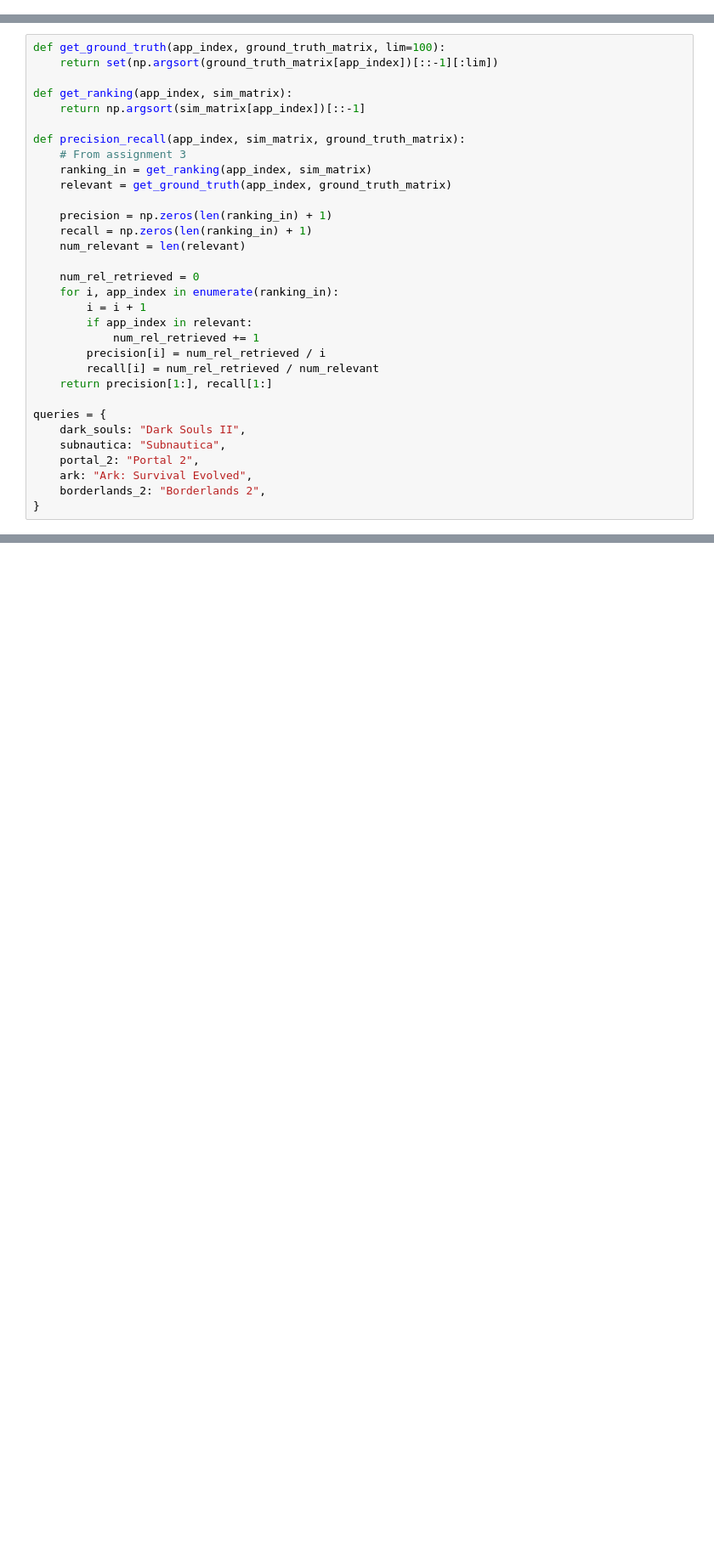
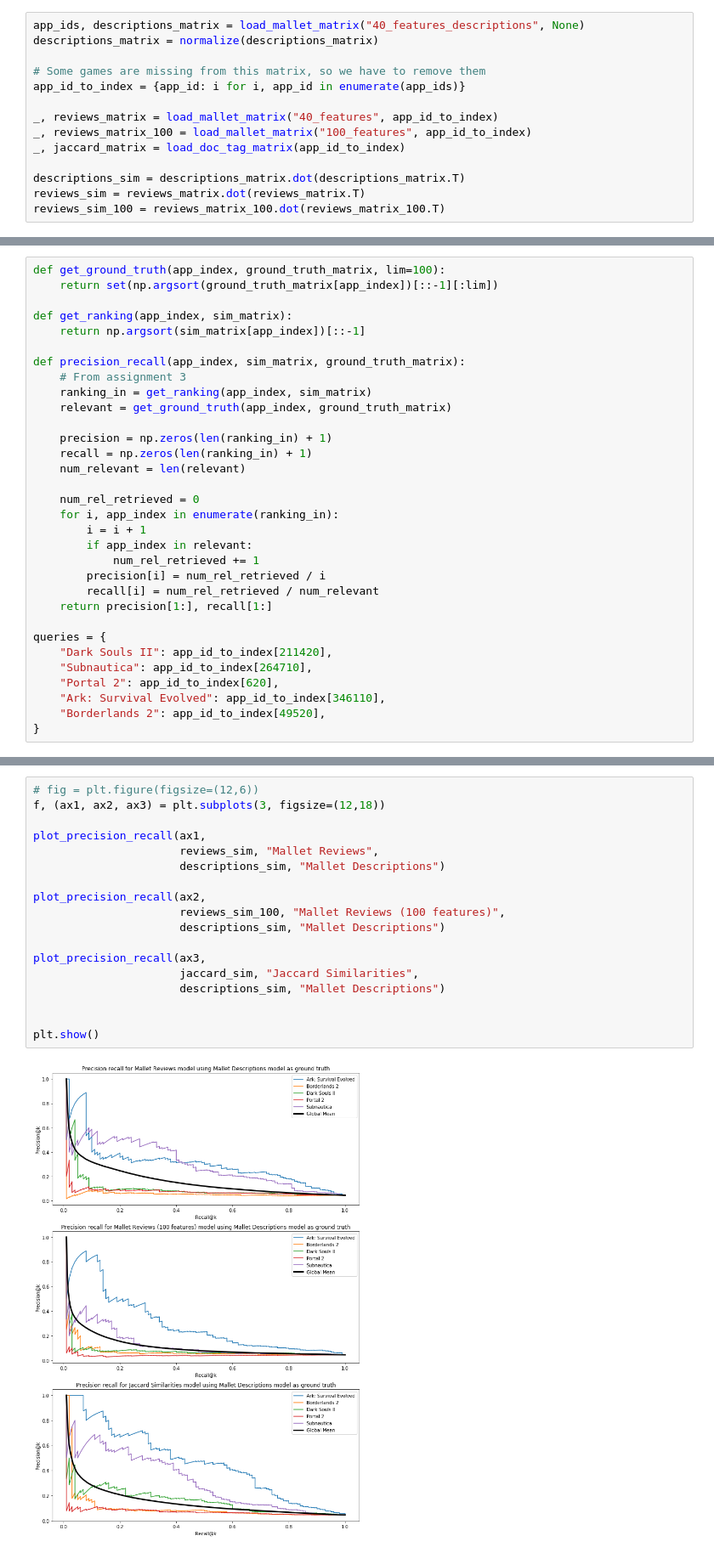
Before and after one commit to nityakasturi/SteamyReviews, a Jupyter notebook: Precision Recall Training.ipynb, the cells around one changed output, grey strips where cells are left out. Shown at 85% size. Cells and saved outputs as stored; diff of their text form; blank space fills up the shorter version.

Commit message:
Mallet models up your naughty place

```diff
--- a/Precision Recall Training.ipynb
+++ b/Precision Recall Training.ipynb
@@ -77,0 +48,14 @@ borderlands_2 = app_id_to_index[49520]
+# %%
+app_ids, descriptions_matrix = load_mallet_matrix("40_features_descriptions", None)
+descriptions_matrix = normalize(descriptions_matrix)
+
+# Some games are missing from this matrix, so we have to remove them
+app_id_to_index = {app_id: i for i, app_id in enumerate(app_ids)}
+
+_, reviews_matrix = load_mallet_matrix("40_features", app_id_to_index)
+_, reviews_matrix_100 = load_mallet_matrix("100_features", app_id_to_index)
+_, jaccard_matrix = load_doc_tag_matrix(app_id_to_index)
+
+descriptions_sim = descriptions_matrix.dot(descriptions_matrix.T)
+reviews_sim = reviews_matrix.dot(reviews_matrix.T)
+reviews_sim_100 = reviews_matrix_100.dot(reviews_matrix_100.T)
@@ -101,10 +94,10 @@ def precision_recall(app_index, sim_matrix, ground_truth_matrix):
     return precision[1:], recall[1:]
 
 queries = {
-    dark_souls: "Dark Souls II",
-    subnautica: "Subnautica",
-    portal_2: "Portal 2",
-    ark: "Ark: Survival Evolved",
-    borderlands_2: "Borderlands 2",
+    "Dark Souls II": app_id_to_index[211420],
+    "Subnautica": app_id_to_index[264710],
+    "Portal 2": app_id_to_index[620],
+    "Ark: Survival Evolved": app_id_to_index[346110],
+    "Borderlands 2": app_id_to_index[49520],
 }
 # %%
@@ -152,0 +127,20 @@ plt.show()
+# %%
+# fig = plt.figure(figsize=(12,6))
+f, (ax1, ax2, ax3) = plt.subplots(3, figsize=(12,18))
+
+plot_precision_recall(ax1,
+                      reviews_sim, "Mallet Reviews",
+                      descriptions_sim, "Mallet Descriptions")
+
+plot_precision_recall(ax2,
+                      reviews_sim_100, "Mallet Reviews (100 features)",
+                      descriptions_sim, "Mallet Descriptions")
+
+plot_precision_recall(ax3,
+                      jaccard_sim, "Jaccard Similarities",
+                      descriptions_sim, "Mallet Descriptions")
+
+
+plt.show()
+# %% [output]
+[figure, added]
```
Also changed, not shown: parts of 6 cells of this notebook, 13 other files.
